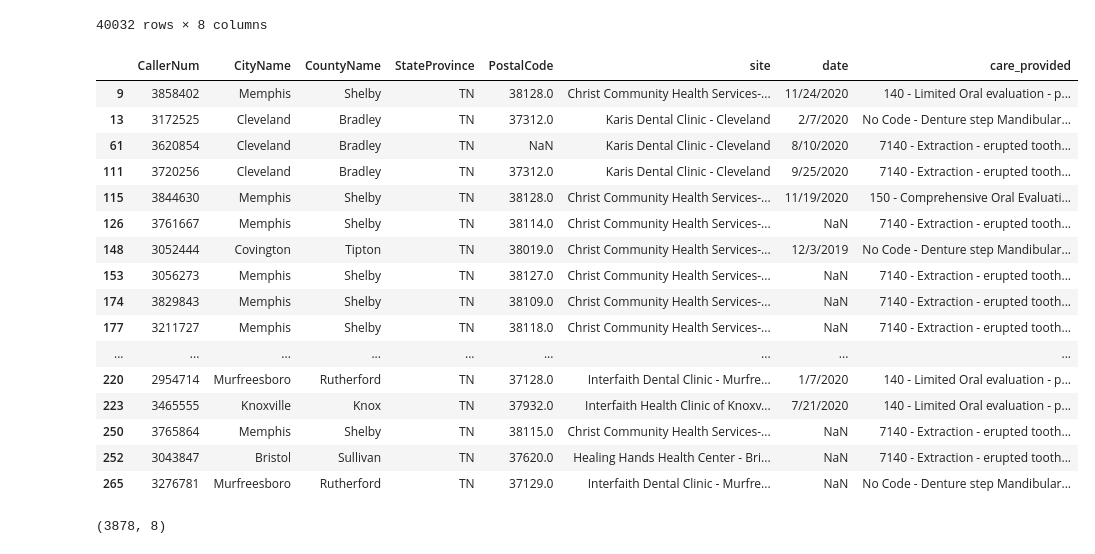
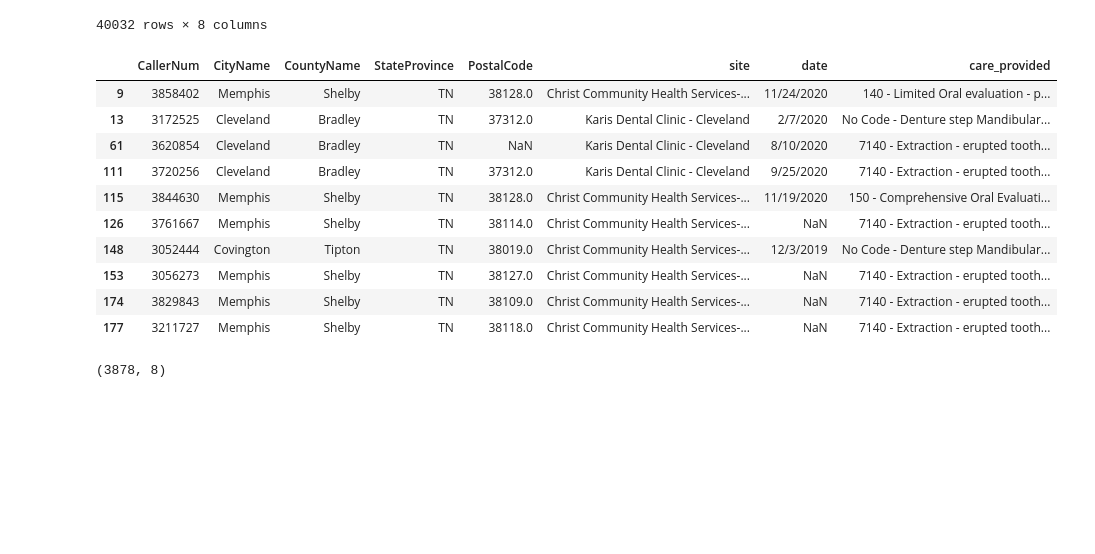
Before and after one commit to bsfcs/smile-on-ironman, a Jupyter notebook: notebook/smile_on_ironman_posey.ipynb, the cells around one changed output. Cells and saved outputs as stored; diff of their text form; code cells hidden in the pictures; blank space fills up the shorter version.

```diff
--- a/notebook/smile_on_ironman_posey.ipynb
+++ b/notebook/smile_on_ironman_posey.ipynb
@@ -437,25 +423,19 @@ smile_location_extract = smile_location_extract[(smile_location_extract['care_pr
                        #(smile_location_extract['care_provided'].str.contains('7240',na = False) |
                        #(smile_location_extract['care_provided'].str.contains('7250',na = False)]
 # %%
-smile_location_extract.head(20)
+smile_location_extract.head(10)
 # %% [output]
 |  | CallerNum | CityName | CountyName | StateProvince | PostalCode | site | date | care_provided |
 | 9 | 3858402 | Memphis | Shelby | TN | 38128.0 | Christ Community Health Services-... | 11/24/2020 | 140 - Limited Oral evaluation - p... |
 | 13 | 3172525 | Cleveland | Bradley | TN | 37312.0 | Karis Dental Clinic - Cleveland | 2/7/2020 | No Code - Denture step Mandibular... |
 | 61 | 3620854 | Cleveland | Bradley | TN | NaN | Karis Dental Clinic - Cleveland | 8/10/2020 | 7140 - Extraction - erupted tooth... |
 | 111 | 3720256 | Cleveland | Bradley | TN | 37312.0 | Karis Dental Clinic - Cleveland | 9/25/2020 | 7140 - Extraction - erupted tooth... |
 | 115 | 3844630 | Memphis | Shelby | TN | 38128.0 | Christ Community Health Services-... | 11/19/2020 | 150 - Comprehensive Oral Evaluati... |
 | 126 | 3761667 | Memphis | Shelby | TN | 38114.0 | Christ Community Health Services-... | NaN | 7140 - Extraction - erupted tooth... |
 | 148 | 3052444 | Covington | Tipton | TN | 38019.0 | Christ Community Health Services-... | 12/3/2019 | No Code - Denture step Mandibular... |
 | 153 | 3056273 | Memphis | Shelby | TN | 38127.0 | Christ Community Health Services-... | NaN | 7140 - Extraction - erupted tooth... |
 | 174 | 3829843 | Memphis | Shelby | TN | 38109.0 | Christ Community Health Services-... | NaN | 7140 - Extraction - erupted tooth... |
 | 177 | 3211727 | Memphis | Shelby | TN | 38118.0 | Christ Community Health Services-... | NaN | 7140 - Extraction - erupted tooth... |
-| ... | ... | ... | ... | ... | ... | ... | ... | ... |
-| 220 | 2954714 | Murfreesboro | Rutherford | TN | 37128.0 | Interfaith Dental Clinic - Murfre... | 1/7/2020 | 140 - Limited Oral evaluation - p... |
-| 223 | 3465555 | Knoxville | Knox | TN | 37932.0 | Interfaith Health Clinic of Knoxv... | 7/21/2020 | 140 - Limited Oral evaluation - p... |
-| 250 | 3765864 | Memphis | Shelby | TN | 38115.0 | Christ Community Health Services-... | NaN | 7140 - Extraction - erupted tooth... |
-| 252 | 3043847 | Bristol | Sullivan | TN | 37620.0 | Healing Hands Health Center - Bri... | NaN | 7140 - Extraction - erupted tooth... |
-| 265 | 3276781 | Murfreesboro | Rutherford | TN | 37129.0 | Interfaith Dental Clinic - Murfre... | NaN | No Code - Denture step Mandibular... |
 # %%
 smile_location_extract.shape
 # %% [output]
```
Also changed, not shown: parts of 24 cells of this notebook.
